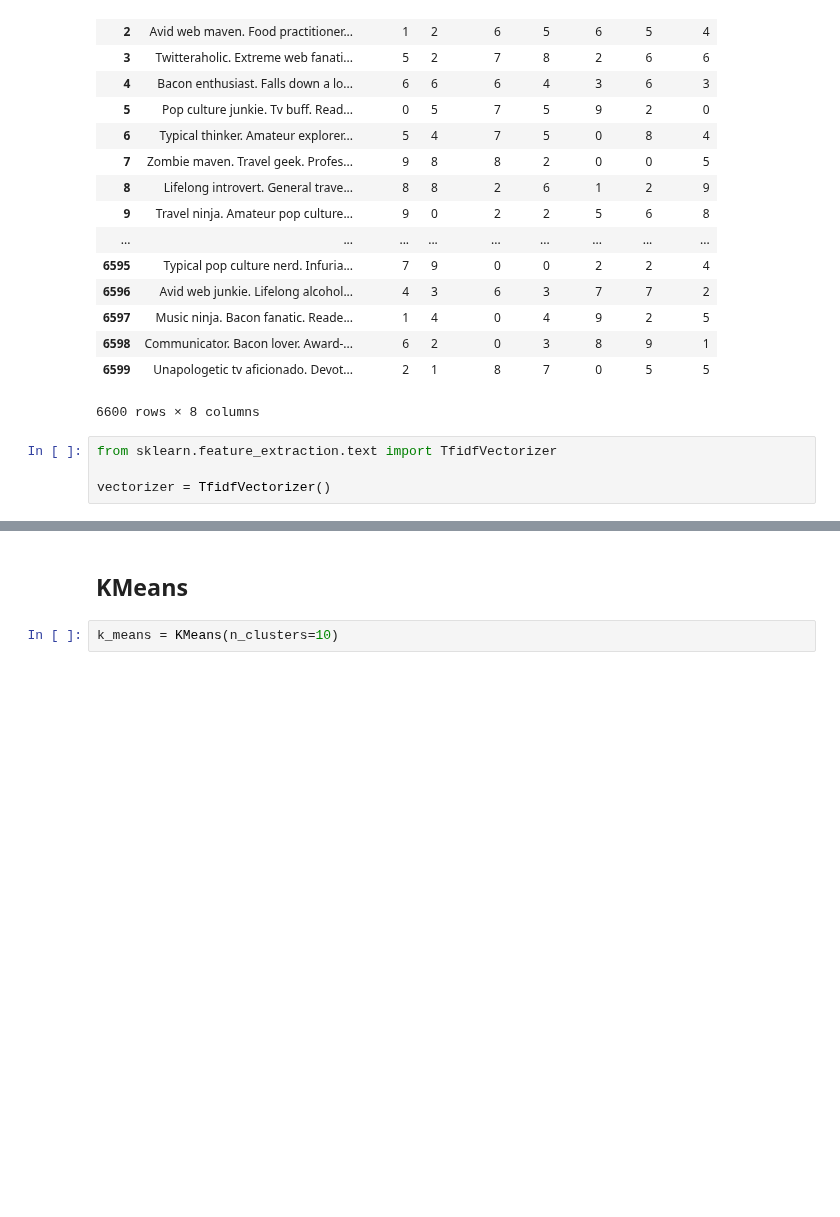
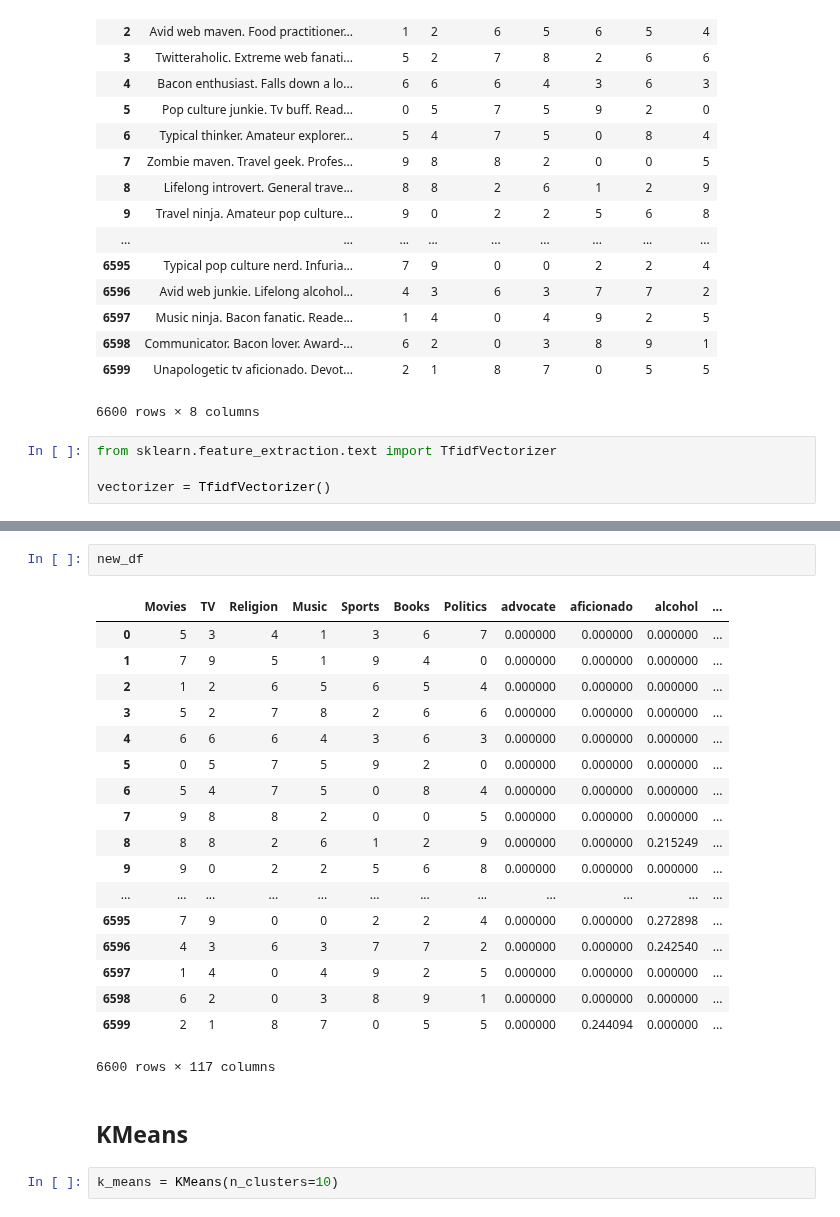
Before and after one commit to marcosan93/AI-Matchmaker, a Jupyter notebook: Clustering-Profiles.ipynb, the cells around one changed output, grey strips where cells are left out. Drawn from its saved outputs; the diff is of its cells as text; blank space fills up the shorter version.

```diff
--- a/Clustering-Profiles.ipynb
+++ b/Clustering-Profiles.ipynb
@@ -67,3 +72,24 @@ df
+# %%
+new_df
+# %% [output]
+|  | Movies | TV | Religion | Music | Sports | Books | Politics | advocate | aficionado | alcohol | ... |
+| 0 | 5 | 3 | 4 | 1 | 3 | 6 | 7 | 0.000000 | 0.000000 | 0.000000 | ... |
+| 1 | 7 | 9 | 5 | 1 | 9 | 4 | 0 | 0.000000 | 0.000000 | 0.000000 | ... |
+| 2 | 1 | 2 | 6 | 5 | 6 | 5 | 4 | 0.000000 | 0.000000 | 0.000000 | ... |
+| 3 | 5 | 2 | 7 | 8 | 2 | 6 | 6 | 0.000000 | 0.000000 | 0.000000 | ... |
+| 4 | 6 | 6 | 6 | 4 | 3 | 6 | 3 | 0.000000 | 0.000000 | 0.000000 | ... |
+| 5 | 0 | 5 | 7 | 5 | 9 | 2 | 0 | 0.000000 | 0.000000 | 0.000000 | ... |
+| 6 | 5 | 4 | 7 | 5 | 0 | 8 | 4 | 0.000000 | 0.000000 | 0.000000 | ... |
+| 7 | 9 | 8 | 8 | 2 | 0 | 0 | 5 | 0.000000 | 0.000000 | 0.000000 | ... |
+| 8 | 8 | 8 | 2 | 6 | 1 | 2 | 9 | 0.000000 | 0.000000 | 0.215249 | ... |
+| 9 | 9 | 0 | 2 | 2 | 5 | 6 | 8 | 0.000000 | 0.000000 | 0.000000 | ... |
+| ... | ... | ... | ... | ... | ... | ... | ... | ... | ... | ... | ... |
+| 6595 | 7 | 9 | 0 | 0 | 2 | 2 | 4 | 0.000000 | 0.000000 | 0.272898 | ... |
+| 6596 | 4 | 3 | 6 | 3 | 7 | 7 | 2 | 0.000000 | 0.000000 | 0.242540 | ... |
+| 6597 | 1 | 4 | 0 | 4 | 9 | 2 | 5 | 0.000000 | 0.000000 | 0.000000 | ... |
+| 6598 | 6 | 2 | 0 | 3 | 8 | 9 | 1 | 0.000000 | 0.000000 | 0.000000 | ... |
+| 6599 | 2 | 1 | 8 | 7 | 0 | 5 | 5 | 0.000000 | 0.244094 | 0.000000 | ... |
+6600 rows × 117 columns
 # %% [markdown]
 ## KMeans
 # %%
```
Also changed, not shown: parts of 8 cells of this notebook.
